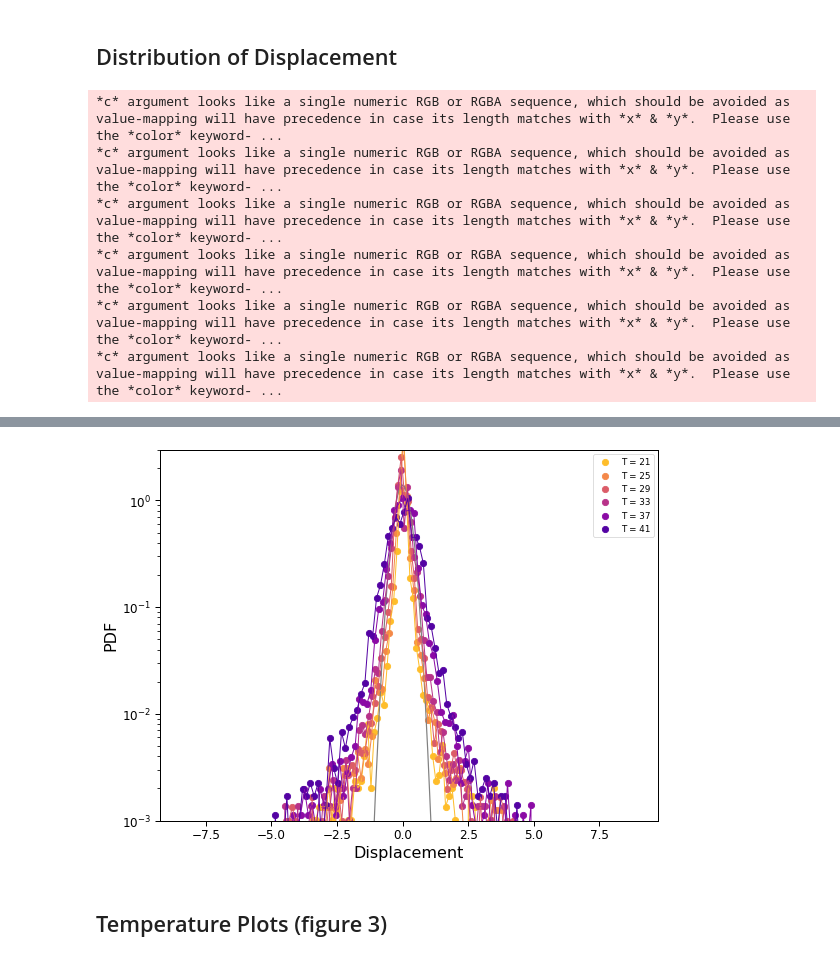
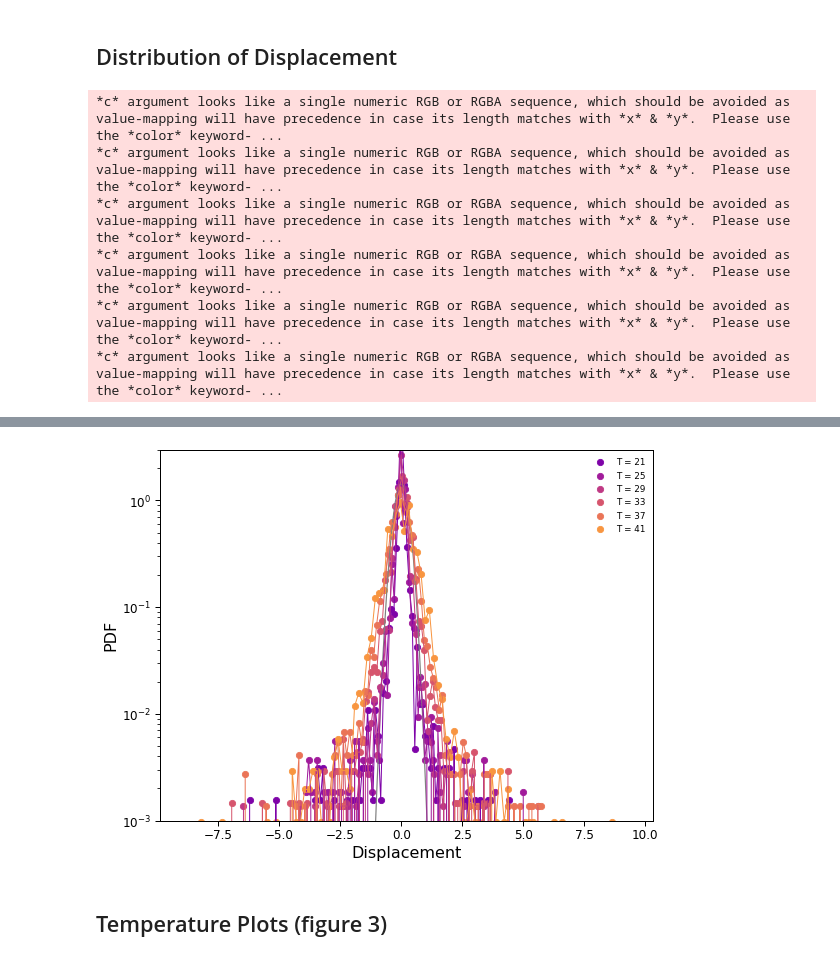
Before and after one commit to asaiacai/moire_walk, a Jupyter notebook: visualize.ipynb, the cells around one changed output, grey strips where cells are left out. Drawn from its saved outputs; the diff is of its cells as text; code cells hidden in the pictures.

```diff
--- a/visualize.ipynb
+++ b/visualize.ipynb
@@ -227,12 +228,13 @@ from tqdm import tqdm
 from joblib import Parallel, delayed
 from itertools import product
 import seaborn as sns
+import scipy.stats
 
 
 temperature = [21, 25, 29, 33, 37, 41]
 periodicity = [16]
 barrier = 19.9
-c = plt.cm.plasma_r(np.linspace(0.25, 0.75, len(temperature)))
+c = plt.cm.plasma(np.linspace(0.25, 0.75, len(temperature)))
 
 
 with sns.plotting_context("paper"):
@@ -241,9 +243,11 @@ with sns.plotting_context("paper"):
         for j,temp in enumerate(temperature):
 
            ## generate tracks at that temperature
+            random.seed(1)
+            np.random.seed(1)
             moire = Triangular_Lattice(period, barrier) # 16nm lattice constant, 1meV energy amplitude
             walkers = Graphene_Walker(0.246, temp) # 2.46 Angstrom lattice, 10 Kelvin
-            tracks = walkers.get_tracks(moire, nsteps=300, njumps=1000000, nparticles=400,init=1)
+            tracks = walkers.get_tracks(moire, nsteps=300, njumps=1000000, nparticles=10,init=1)
             ## gather x and y values
             x = []
             y = []
@@ -266,7 +270,7 @@ with sns.plotting_context("paper"):
             ax.set_ylim(1e-3,3)
             plt.xticks(fontsize= 12)
             plt.yticks(fontsize= 12)
-fig.savefig('./displacement_dist_lin.pdf', dpi=300, bbox_inches='tight')
+# fig.savefig('./displacement_dist_lin.pdf', dpi=300, bbox_inches='tight')
 # %% [output]
 *c* argument looks like a single numeric RGB or RGBA sequence, which should be avoided as value-mapping will have precedence in case its length matches with *x* & *y*.  Please use the *color* keyword- ...
 *c* argument looks like a single numeric RGB or RGBA sequence, which should be avoided as value-mapping will have precedence in case its length matches with *x* & *y*.  Please use the *color* keyword- ...
@@ -279,4 +283,4 @@ Wall time: 1min 8s
-[figure, old version]
+[figure, new version]
 # %% [markdown]
 ## Temperature Plots (figure 3)
 # %%
```
Also changed, not shown: parts of 8 cells of this notebook.
